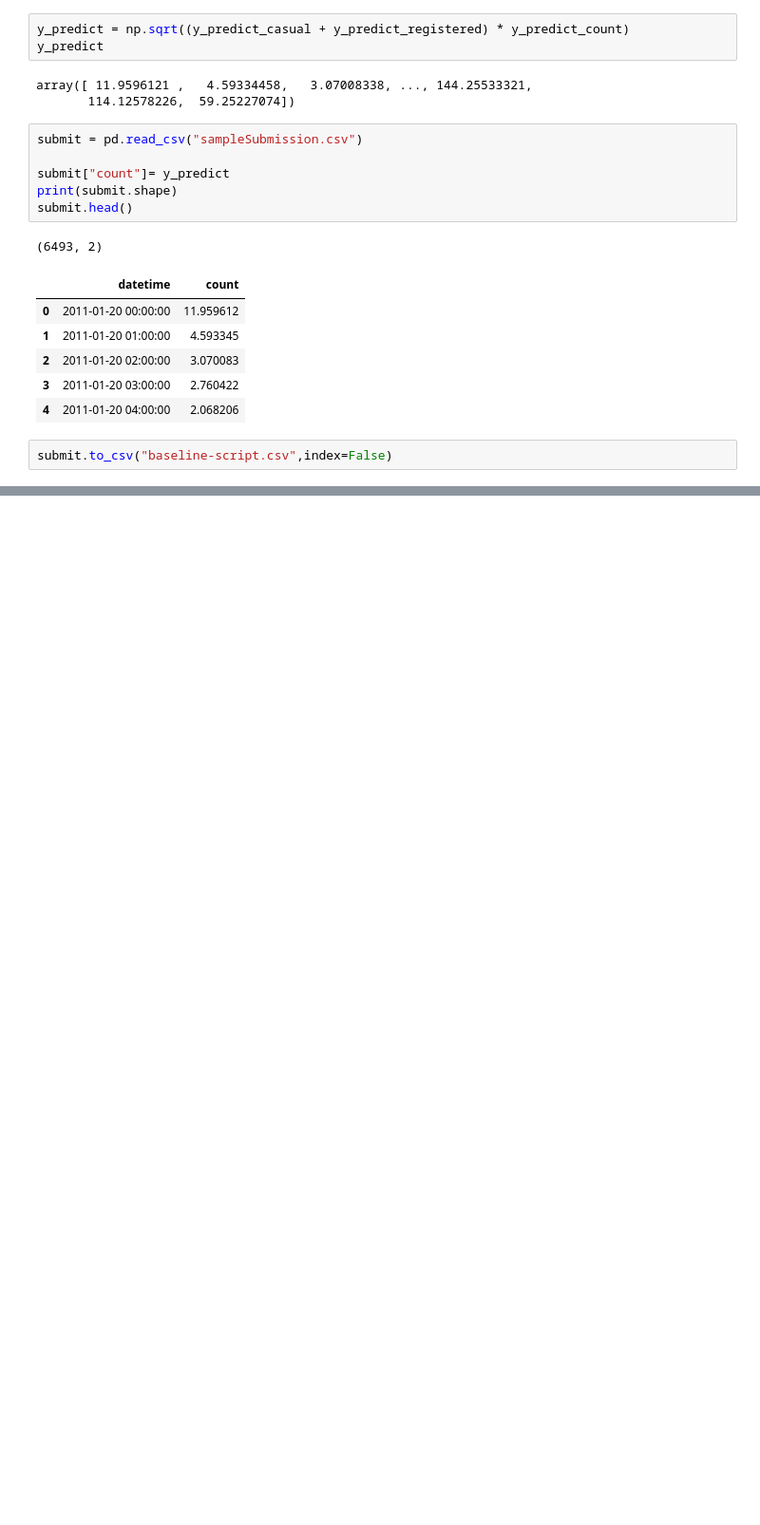
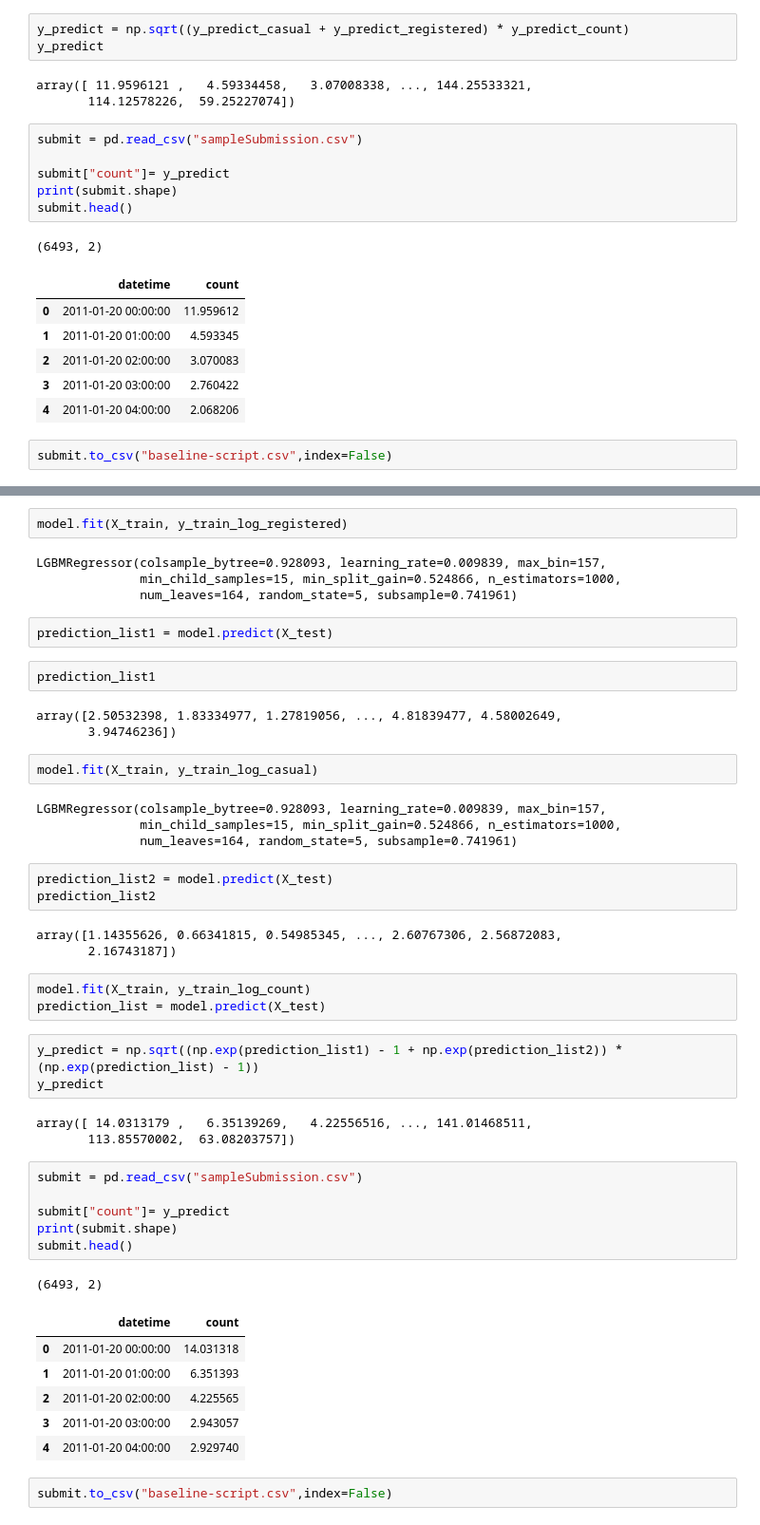
Before and after one commit to kkt4828/python-analysis, a Jupyter notebook: bike_sharing_practice.ipynb, the cells around one changed output, grey strips where cells are left out. Shown at 95% size. Cells and saved outputs as stored; diff of their text form; blank space fills up the shorter version.

```diff
--- a/bike_sharing_practice.ipynb
+++ b/bike_sharing_practice.ipynb
@@ -1160,0 +1746,50 @@ submit.to_csv("baseline-script.csv",index=False)
+# %%
+model.fit(X_train, y_train_log_registered)
+# %% [output]
+LGBMRegressor(colsample_bytree=0.928093, learning_rate=0.009839, max_bin=157,
+              min_child_samples=15, min_split_gain=0.524866, n_estimators=1000,
+              num_leaves=164, random_state=5, subsample=0.741961)
+# %%
+prediction_list1 = model.predict(X_test)
+# %%
+prediction_list1
+# %% [output]
+array([2.50532398, 1.83334977, 1.27819056, ..., 4.81839477, 4.58002649,
+       3.94746236])
+# %%
+model.fit(X_train, y_train_log_casual)
+# %% [output]
+LGBMRegressor(colsample_bytree=0.928093, learning_rate=0.009839, max_bin=157,
+              min_child_samples=15, min_split_gain=0.524866, n_estimators=1000,
+              num_leaves=164, random_state=5, subsample=0.741961)
+# %%
+prediction_list2 = model.predict(X_test)
+prediction_list2
+# %% [output]
+array([1.14355626, 0.66341815, 0.54985345, ..., 2.60767306, 2.56872083,
+       2.16743187])
+# %%
+model.fit(X_train, y_train_log_count)
+prediction_list = model.predict(X_test)
+# %%
+y_predict = np.sqrt((np.exp(prediction_list1) - 1 + np.exp(prediction_list2)) * (np.exp(prediction_list) - 1))
+y_predict
+# %% [output]
+array([ 14.0313179 ,   6.35139269,   4.22556516, ..., 141.01468511,
+       113.85570002,  63.08203757])
+# %%
+submit = pd.read_csv("sampleSubmission.csv")
+
+submit["count"]= y_predict
+print(submit.shape)
+submit.head()
+# %% [output]
+(6493, 2)
+|  | datetime | count |
+| 0 | 2011-01-20 00:00:00 | 14.031318 |
+| 1 | 2011-01-20 01:00:00 | 6.351393 |
+| 2 | 2011-01-20 02:00:00 | 4.225565 |
+| 3 | 2011-01-20 03:00:00 | 2.943057 |
+| 4 | 2011-01-20 04:00:00 | 2.929740 |
+# %%
+submit.to_csv("baseline-script.csv",index=False)
```
Also changed, not shown: parts of 34 cells of this notebook.
